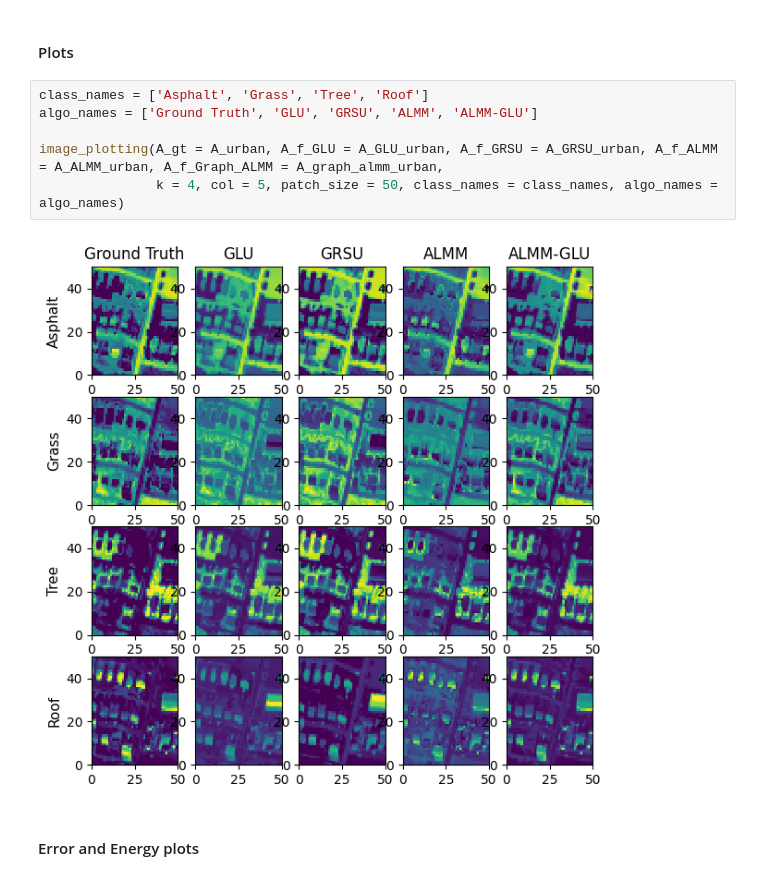
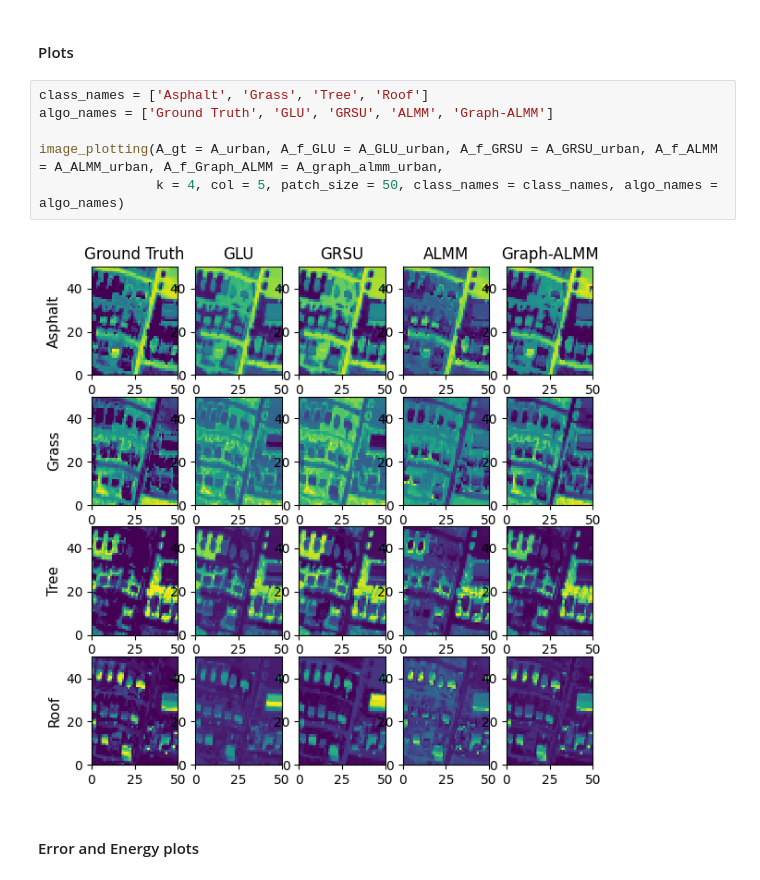
Before and after one commit to mtyler1059/Nearly-Blind-Hyperspectral-Unmixing, a Jupyter notebook: HSI_experiments.ipynb, the cells around one changed output. Saved outputs shown, nothing was run; the diff lists cells and outputs as text.

```diff
--- a/HSI_experiments.ipynb
+++ b/HSI_experiments.ipynb
@@ -335,12 +337,12 @@ Final Endmember SAD: 12.096192777177107
 #### Plots
 # %%
 class_names = ['Asphalt', 'Grass', 'Tree', 'Roof']
-algo_names = ['Ground Truth', 'GLU', 'GRSU', 'ALMM', 'ALMM-GLU']
+algo_names = ['Ground Truth', 'GLU', 'GRSU', 'ALMM', 'Graph-ALMM']
 
 image_plotting(A_gt = A_urban, A_f_GLU = A_GLU_urban, A_f_GRSU = A_GRSU_urban, A_f_ALMM = A_ALMM_urban, A_f_Graph_ALMM = A_graph_almm_urban,
                k = 4, col = 5, patch_size = 50, class_names = class_names, algo_names = algo_names)
 # %% [output]
-[figure, old version]
+[figure, new version]
 # %% [markdown]
 #### Error and Energy plots
 # %%
```
Also changed, not shown: parts of 21 cells of this notebook, 8 other files.
